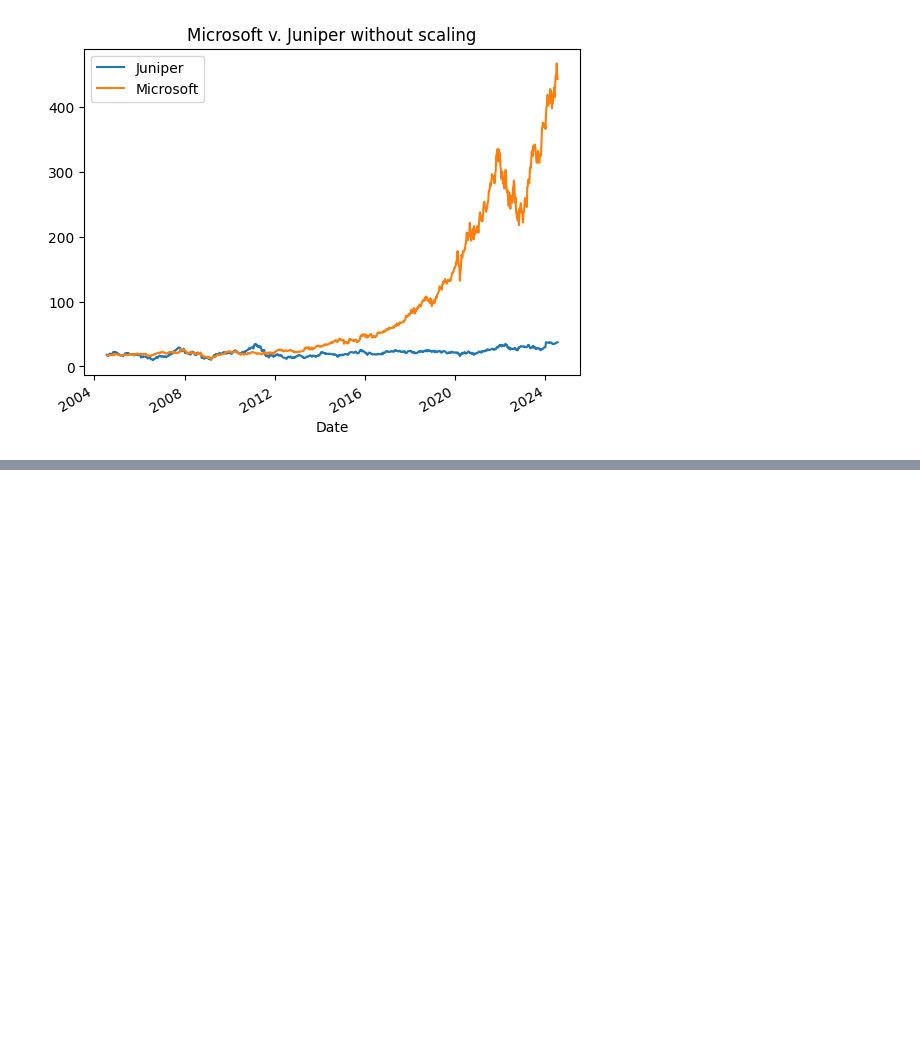
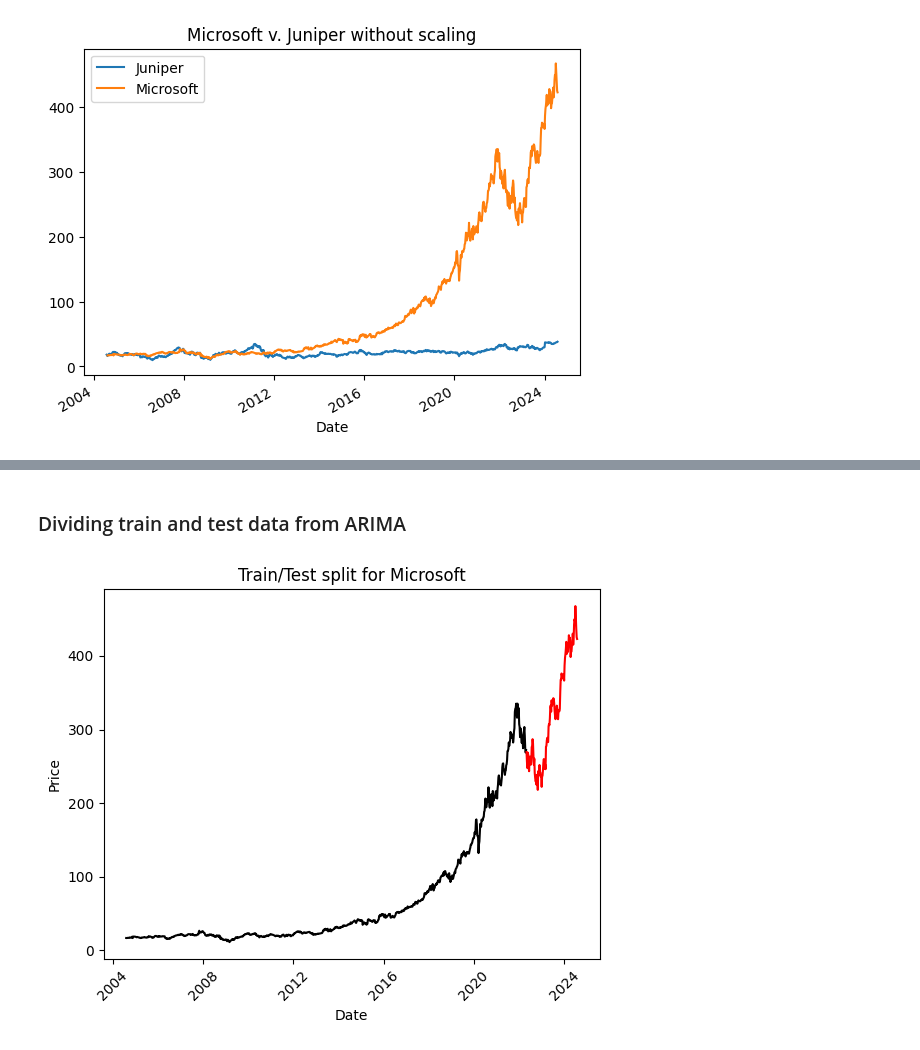
Before and after one commit to asolergayoso/Stock_Prediction, a Jupyter notebook: stock_prediction.ipynb, the cells around one changed output, grey strips where cells are left out. Drawn from its saved outputs; the diff is of its cells as text; code cells hidden in the pictures; blank space fills up the shorter version.

```diff
--- a/stock_prediction.ipynb
+++ b/stock_prediction.ipynb
@@ -91,3 +90,20 @@ px.scatter(hist, x='Close', y='Returns', trendline='ols', trendline_color_overri
 px.scatter(hist, x='Volume', y='Returns', trendline='ols', trendline_color_override='red', width=1200)
 # %%
 px.scatter(hist, x='Volatility', y='Returns', trendline='ols', trendline_color_override='red', width=1200)
+# %% [markdown]
+### Dividing train and test data from ARIMA
+# %%
+hist.index = pd.to_datetime(hist.index, format='%Y-%m-%d')
+train = hist[hist.index < pd.to_datetime("2022-05-01 00:00:00-04:00")]
+test = hist[hist.index > pd.to_datetime("2022-05-01 00:00:00-04:00")]
+
+
+plt.plot(train.Close, color = "black")
+plt.plot(test.Close, color = "red")
+plt.ylabel('Price')
+plt.xlabel('Date')
+plt.xticks(rotation=45)
+plt.title("Train/Test split for Microsoft")
+plt.show()
+# %% [output]
+[figure, added]
```
Also changed, not shown: parts of 11 cells of this notebook, 1 other file.
